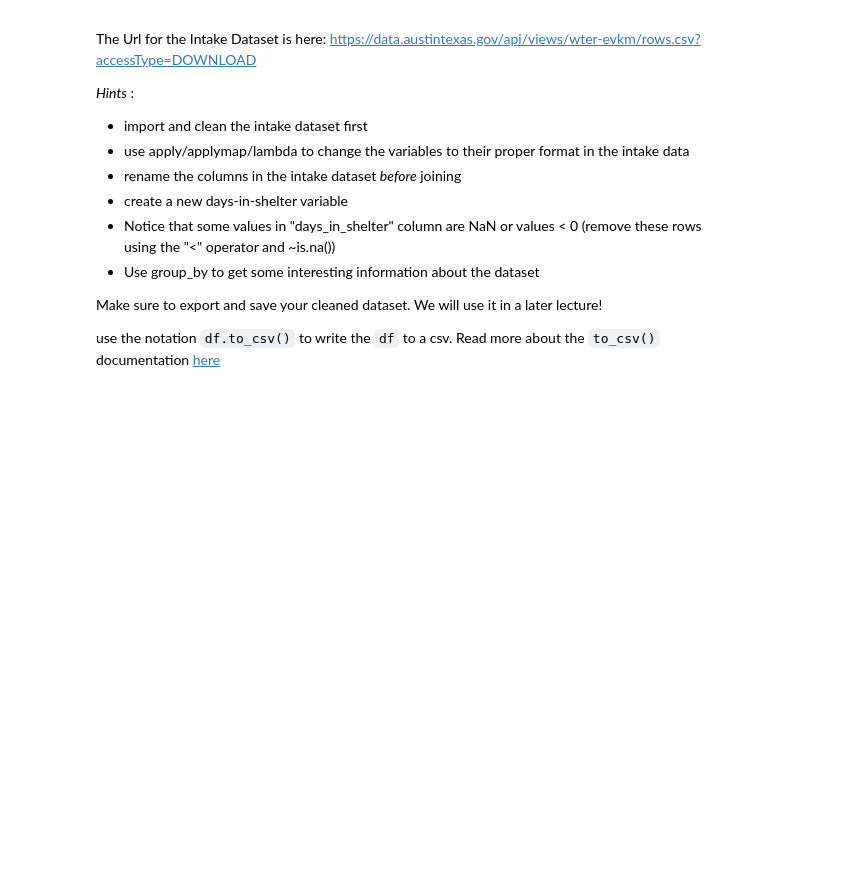
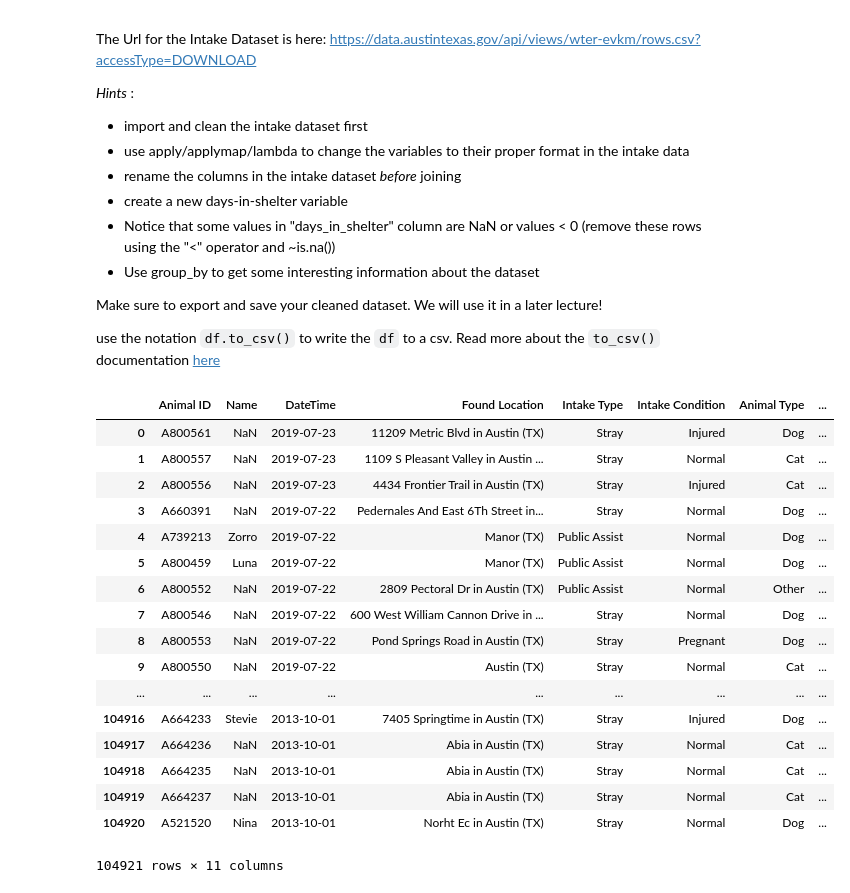
Before and after one commit to wisundstrom/dc-ds-071519, a Jupyter notebook: 1-Module/week-2/day-6-pandas-part-2/manipulating_data_with_pandas.ipynb, the cells around one changed output. Cells and saved outputs as stored; diff of their text form; code cells hidden in the pictures; blank space fills up the shorter version.

```diff
--- a/1-Module/week-2/day-6-pandas-part-2/manipulating_data_with_pandas.ipynb
+++ b/1-Module/week-2/day-6-pandas-part-2/manipulating_data_with_pandas.ipynb
@@ -336,0 +579,25 @@ use the notation `df.to_csv()` to write the `df` to a csv. Read more about the `
+# %%
+intake=pd.read_csv('https://data.austintexas.gov/api/views/wter-evkm/rows.csv?accessType=DOWNLOAD')
+# %%
+intake['DateTime']=intake.DateTime.map(lambda x : pd.to_datetime(x[:10], format='%m/%d/%Y', errors='ignore'))
+# %%
+intake.drop(['MonthYear'], axis=1)
+# %% [output]
+|  | Animal ID | Name | DateTime | Found Location | Intake Type | Intake Condition | Animal Type | ... |
+| 0 | A800561 | NaN | 2019-07-23 | 11209 Metric Blvd in Austin (TX) | Stray | Injured | Dog | ... |
+| 1 | A800557 | NaN | 2019-07-23 | 1109 S Pleasant Valley in Austin ... | Stray | Normal | Cat | ... |
+| 2 | A800556 | NaN | 2019-07-23 | 4434 Frontier Trail in Austin (TX) | Stray | Injured | Cat | ... |
+| 3 | A660391 | NaN | 2019-07-22 | Pedernales And East 6Th Street in... | Stray | Normal | Dog | ... |
+| 4 | A739213 | Zorro | 2019-07-22 | Manor (TX) | Public Assist | Normal | Dog | ... |
+| 5 | A800459 | Luna | 2019-07-22 | Manor (TX) | Public Assist | Normal | Dog | ... |
+| 6 | A800552 | NaN | 2019-07-22 | 2809 Pectoral Dr in Austin (TX) | Public Assist | Normal | Other | ... |
+| 7 | A800546 | NaN | 2019-07-22 | 600 West William Cannon Drive in ... | Stray | Normal | Dog | ... |
+| 8 | A800553 | NaN | 2019-07-22 | Pond Springs Road in Austin (TX) | Stray | Pregnant | Dog | ... |
+| 9 | A800550 | NaN | 2019-07-22 | Austin (TX) | Stray | Normal | Cat | ... |
+| ... | ... | ... | ... | ... | ... | ... | ... | ... |
+| 104916 | A664233 | Stevie | 2013-10-01 | 7405 Springtime in Austin (TX) | Stray | Injured | Dog | ... |
+| 104917 | A664236 | NaN | 2013-10-01 | Abia in Austin (TX) | Stray | Normal | Cat | ... |
+| 104918 | A664235 | NaN | 2013-10-01 | Abia in Austin (TX) | Stray | Normal | Cat | ... |
+| 104919 | A664237 | NaN | 2013-10-01 | Abia in Austin (TX) | Stray | Normal | Cat | ... |
+| 104920 | A521520 | Nina | 2013-10-01 | Norht Ec in Austin (TX) | Stray | Normal | Dog | ... |
+104921 rows × 11 columns
```
Also changed, not shown: parts of 47 cells of this notebook.
